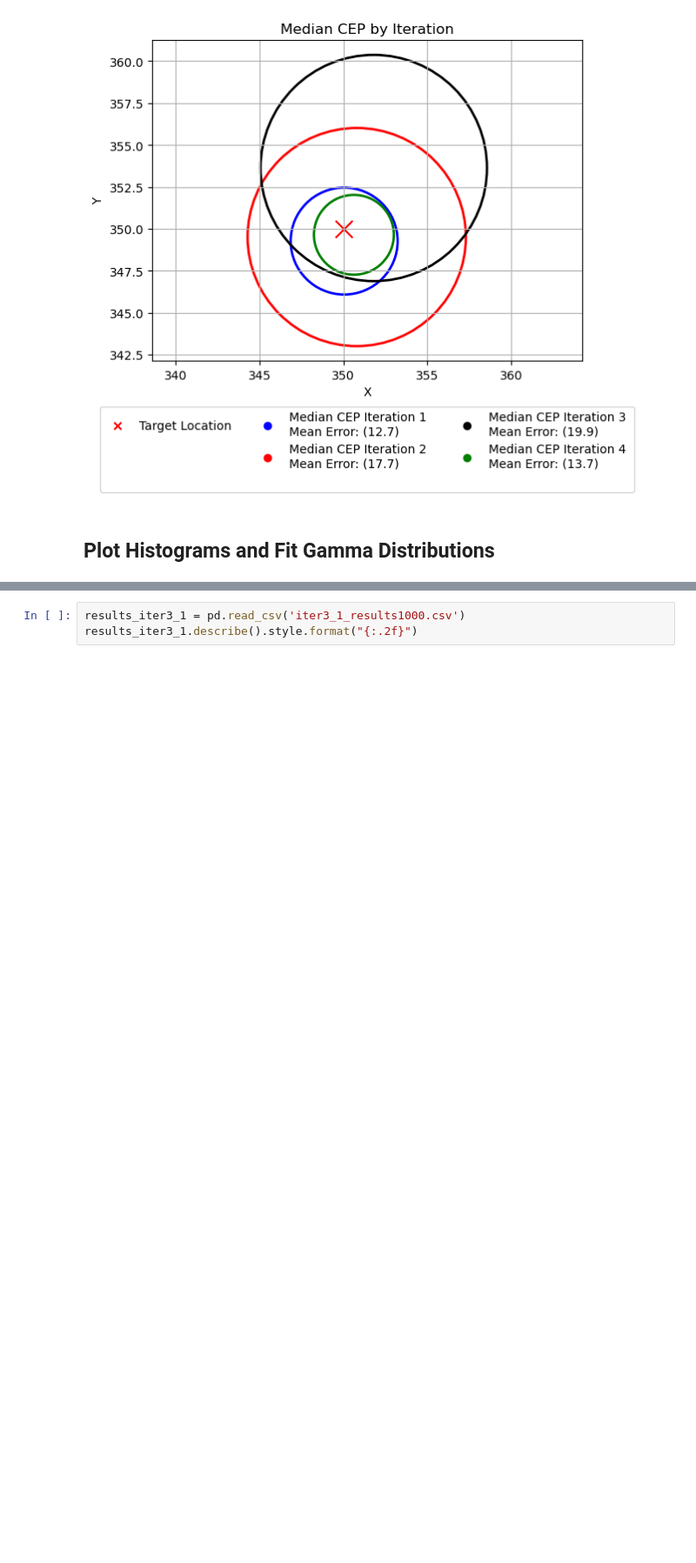
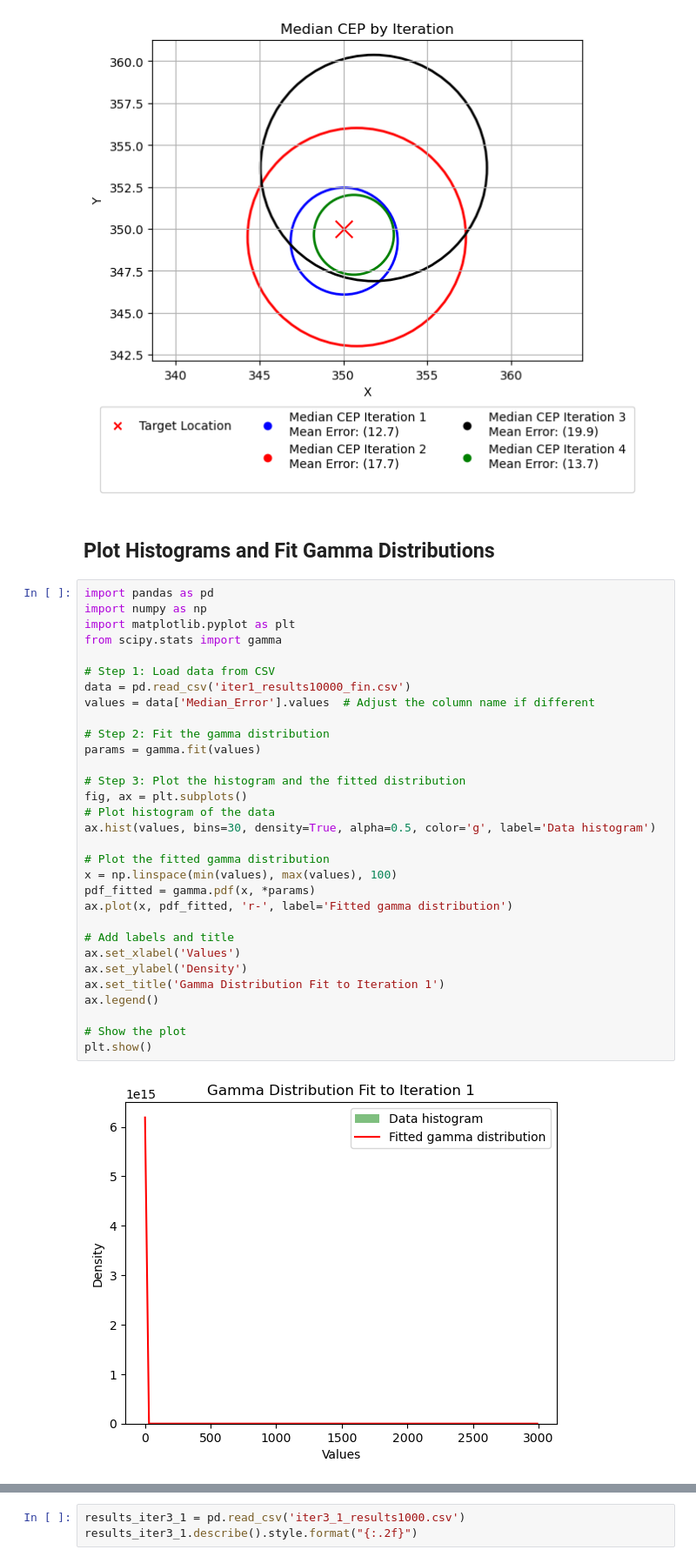
Before and after one commit to raneyoliver/CS8321Labs-public, a Jupyter notebook: lab5/Summary Results.ipynb, the cells around one changed output, grey strips where cells are left out. Shown at 87% size. Drawn from its saved outputs; the diff is of its cells as text; blank space fills up the shorter version.

Commit message:
added distribution fits to summary

```diff
--- a/lab5/Summary Results.ipynb
+++ b/lab5/Summary Results.ipynb
@@ -280,5 +280,38 @@ plt.axis('equal')  # Equal aspect ratio
 plt.show()
 # %% [output]
 [figure]
-# %% [markdown]
-## Plot Histograms and Fit Gamma Distributions
+# %% [markdown]
+## Plot Histograms and Fit Gamma Distributions
+# %%
+import pandas as pd
+import numpy as np
+import matplotlib.pyplot as plt
+from scipy.stats import gamma
+
+# Step 1: Load data from CSV
+data = pd.read_csv('iter1_results10000_fin.csv')
+values = data['Median_Error'].values  # Adjust the column name if different
+
+# Step 2: Fit the gamma distribution
+params = gamma.fit(values)
+
+# Step 3: Plot the histogram and the fitted distribution
+fig, ax = plt.subplots()
+# Plot histogram of the data
+ax.hist(values, bins=30, density=True, alpha=0.5, color='g', label='Data histogram')
+
+# Plot the fitted gamma distribution
+x = np.linspace(min(values), max(values), 100)
+pdf_fitted = gamma.pdf(x, *params)
+ax.plot(x, pdf_fitted, 'r-', label='Fitted gamma distribution')
+
+# Add labels and title
+ax.set_xlabel('Values')
+ax.set_ylabel('Density')
+ax.set_title('Gamma Distribution Fit to Iteration 1')
+ax.legend()
+
+# Show the plot
+plt.show()
+# %% [output]
+[figure, added]
```
Also changed, not shown: parts of 16 cells of this notebook.
